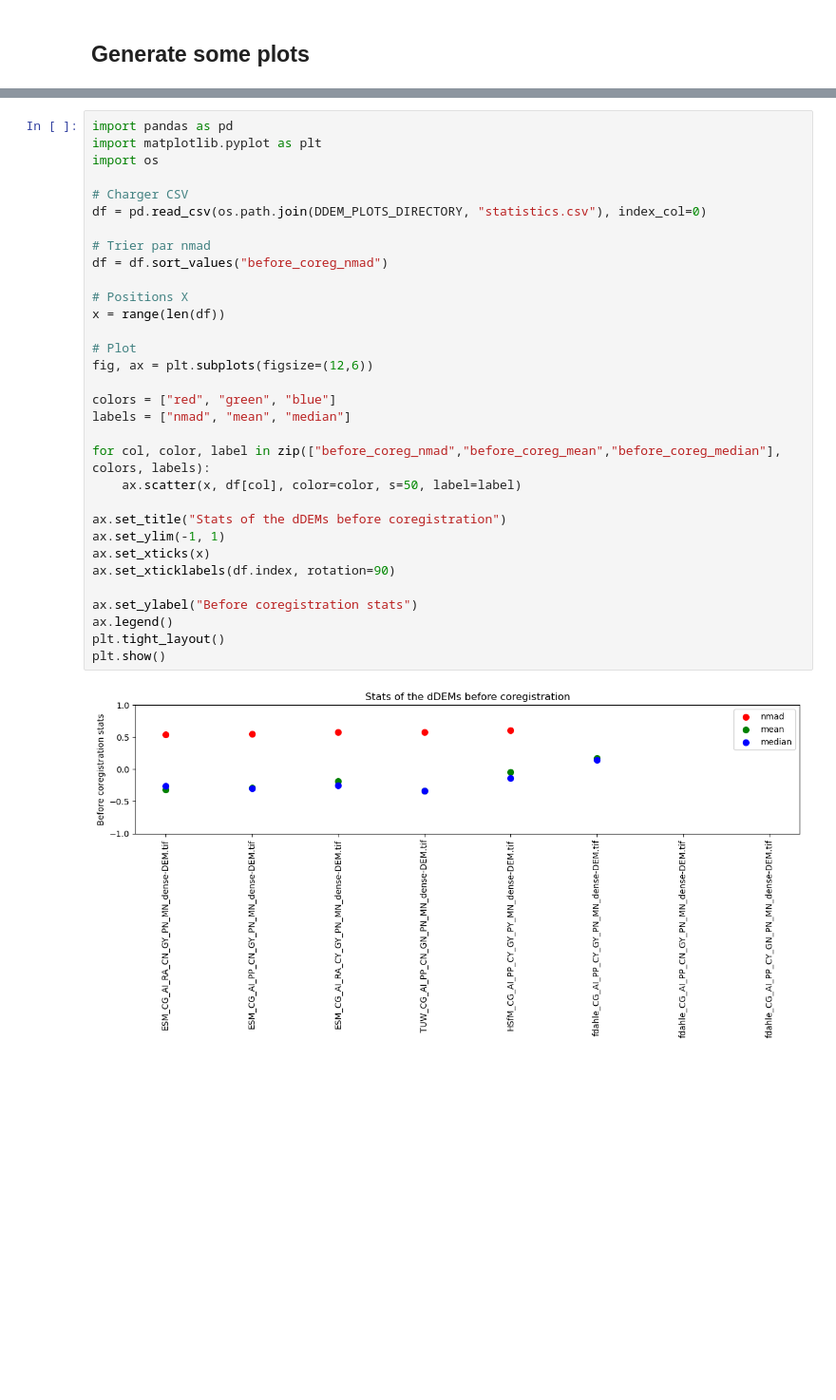
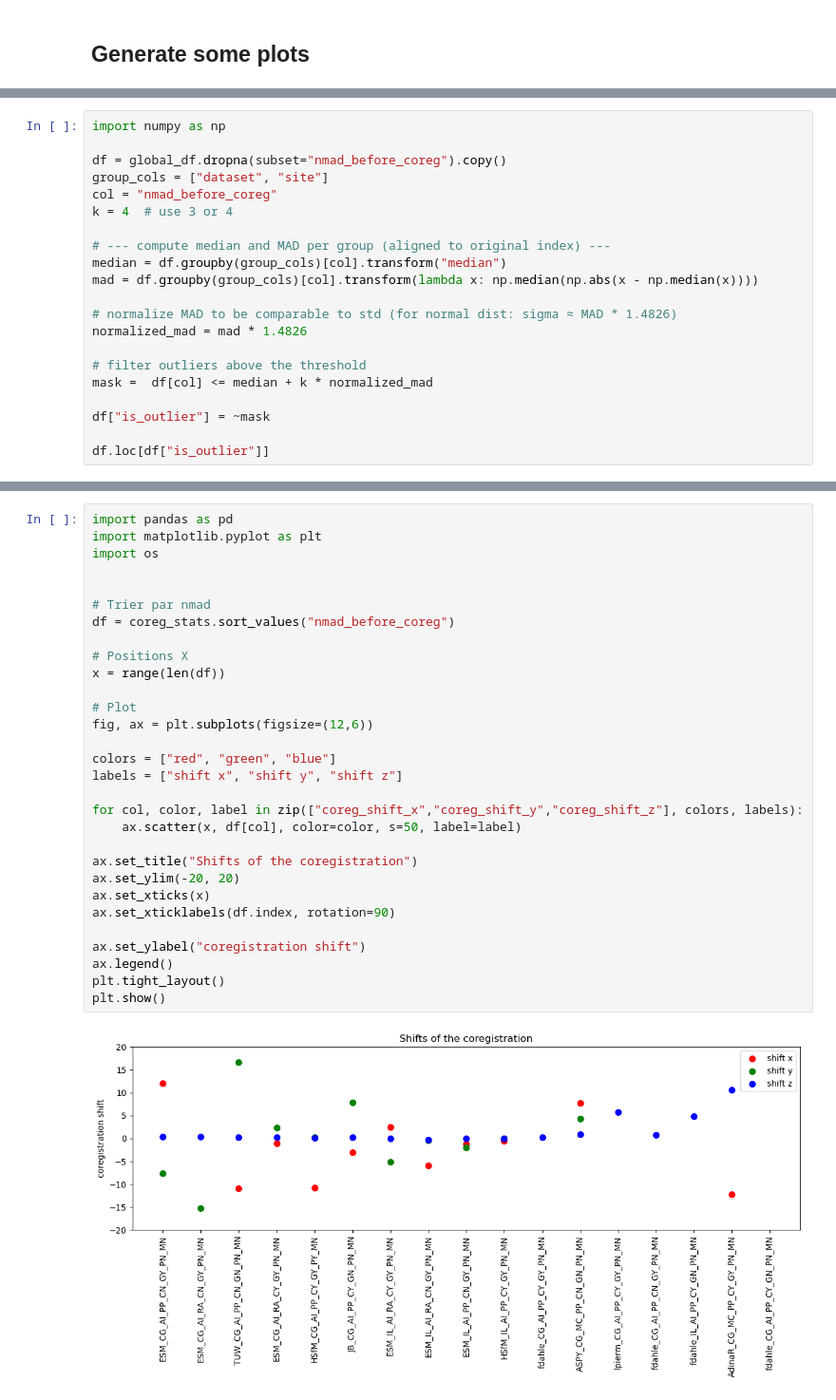
Before and after one commit to shippp/history, a Jupyter notebook: notebooks/postprocessing/post_process_pointclouds.ipynb, the cells around one changed output, grey strips where cells are left out. Shown at 95% size. Drawn from its saved outputs; the diff is of its cells as text; blank space fills up the shorter version.

Commit message:
improve the way of computing the global df and improve the visualization

```diff
--- a/notebooks/postprocessing/post_process_pointclouds.ipynb
+++ b/notebooks/postprocessing/post_process_pointclouds.ipynb
@@ -392,0 +167,21 @@ plt.show()
+# %%
+import numpy as np
+
+df = global_df.dropna(subset="nmad_before_coreg").copy()
+group_cols = ["dataset", "site"]
+col = "nmad_before_coreg"
+k = 4  # use 3 or 4
+
+# --- compute median and MAD per group (aligned to original index) ---
+median = df.groupby(group_cols)[col].transform("median")
+mad = df.groupby(group_cols)[col].transform(lambda x: np.median(np.abs(x - np.median(x))))
+
+# normalize MAD to be comparable to std (for normal dist: sigma ≈ MAD * 1.4826)
+normalized_mad = mad * 1.4826
+
+# filter outliers above the threshold
+mask =  df[col] <= median + k * normalized_mad
+
+df["is_outlier"] = ~mask
+
+df.loc[df["is_outlier"]]
@@ -393,34 +197,32 @@ plt.show()
 # %%
 import pandas as pd
 import matplotlib.pyplot as plt
 import os
 
-# Charger CSV
-df = pd.read_csv(os.path.join(DDEM_PLOTS_DIRECTORY, "statistics.csv"), index_col=0)
 
 # Trier par nmad
-df = df.sort_values("before_coreg_nmad")
+df = coreg_stats.sort_values("nmad_before_coreg")
 
 # Positions X
 x = range(len(df))
 
 # Plot
 fig, ax = plt.subplots(figsize=(12,6))
 
 colors = ["red", "green", "blue"]
-labels = ["nmad", "mean", "median"]
+labels = ["shift x", "shift y", "shift z"]
 
-for col, color, label in zip(["before_coreg_nmad","before_coreg_mean","before_coreg_median"], colors, labels):
+for col, color, label in zip(["coreg_shift_x","coreg_shift_y","coreg_shift_z"], colors, labels):
     ax.scatter(x, df[col], color=color, s=50, label=label)
 
-ax.set_title("Stats of the dDEMs before coregistration")
-ax.set_ylim(-1, 1)
+ax.set_title("Shifts of the coregistration")
+ax.set_ylim(-20, 20)
 ax.set_xticks(x)
 ax.set_xticklabels(df.index, rotation=90)
 
-ax.set_ylabel("Before coregistration stats")
+ax.set_ylabel("coregistration shift")
 ax.legend()
 plt.tight_layout()
 plt.show()
 # %% [output]
-[figure, old version]
+[figure, new version]
```
Also changed, not shown: parts of 31 cells of this notebook, 7 other files.
